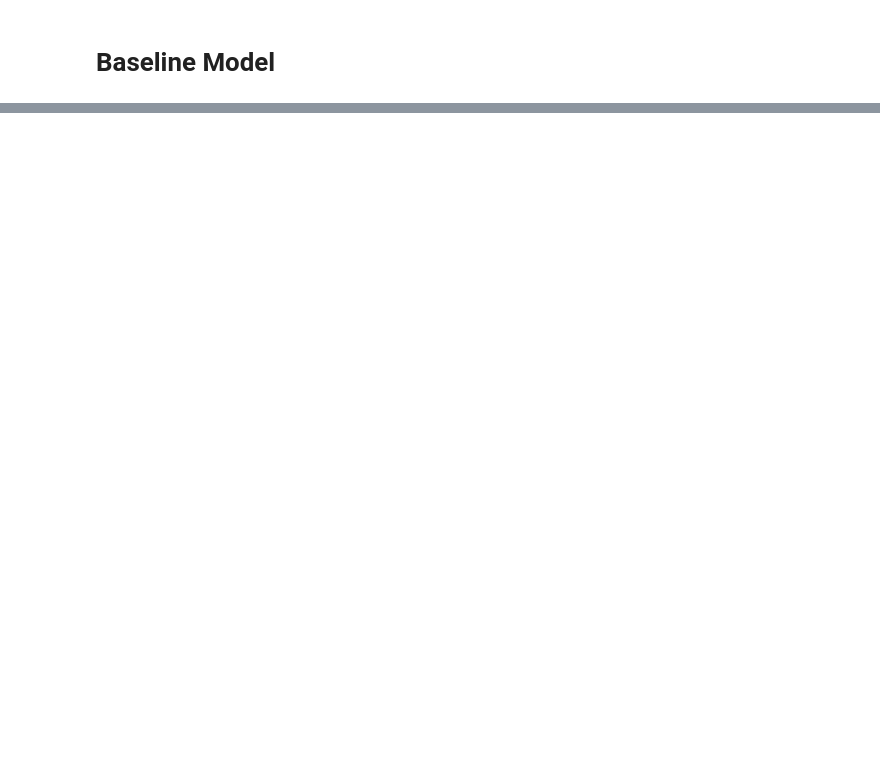
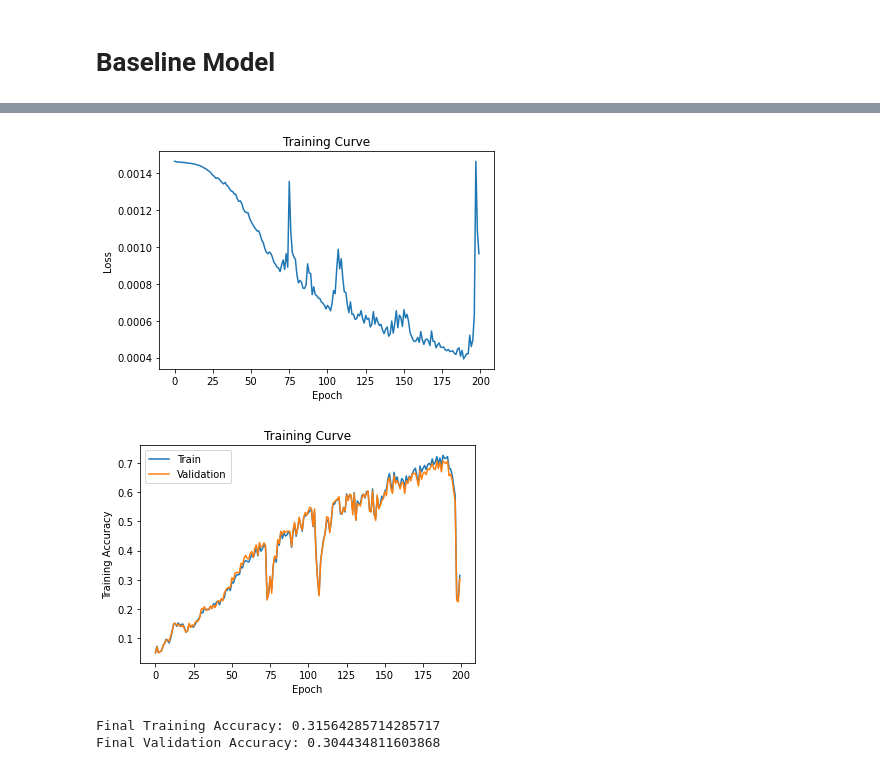
Before and after one commit to fabinjoe/Plant-Leaf-Detection, a Jupyter notebook: APS360_Project_Proposal.ipynb, the cells around one changed output, grey strips where cells are left out. Drawn from its saved outputs; the diff is of its cells as text; code cells hidden in the pictures; blank space fills up the shorter version.

```diff
--- a/APS360_Project_Proposal.ipynb
+++ b/APS360_Project_Proposal.ipynb
@@ -197,0 +649,11 @@ print(total)
+# %%
+model = Classifier()
+
+if use_cuda and torch.cuda.is_available():
+  model.cuda()
+  print('CUDA is available!  Training on GPU ...')
+else:
+  print('CUDA is not available.  Training on CPU ...')
+
+train(model, resnet_train_data, resnet_val_data, batch_size=2048, learning_rate=0.007, num_epochs=200)
+# %% [output]
@@ -197,0 +677,4 @@ print(total)
+[figure, added]
+[figure, added]
+Final Training Accuracy: 0.31564285714285717
+Final Validation Accuracy: 0.304434811603868
```
Also changed, not shown: parts of 39 cells of this notebook.
